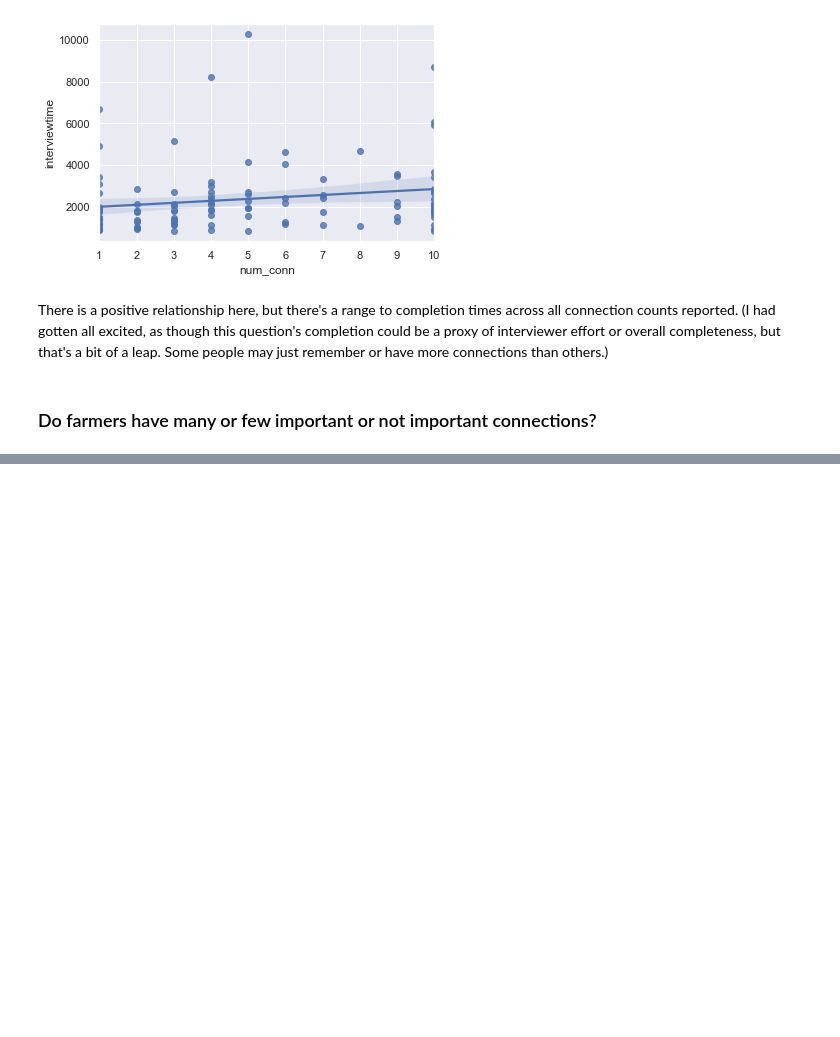
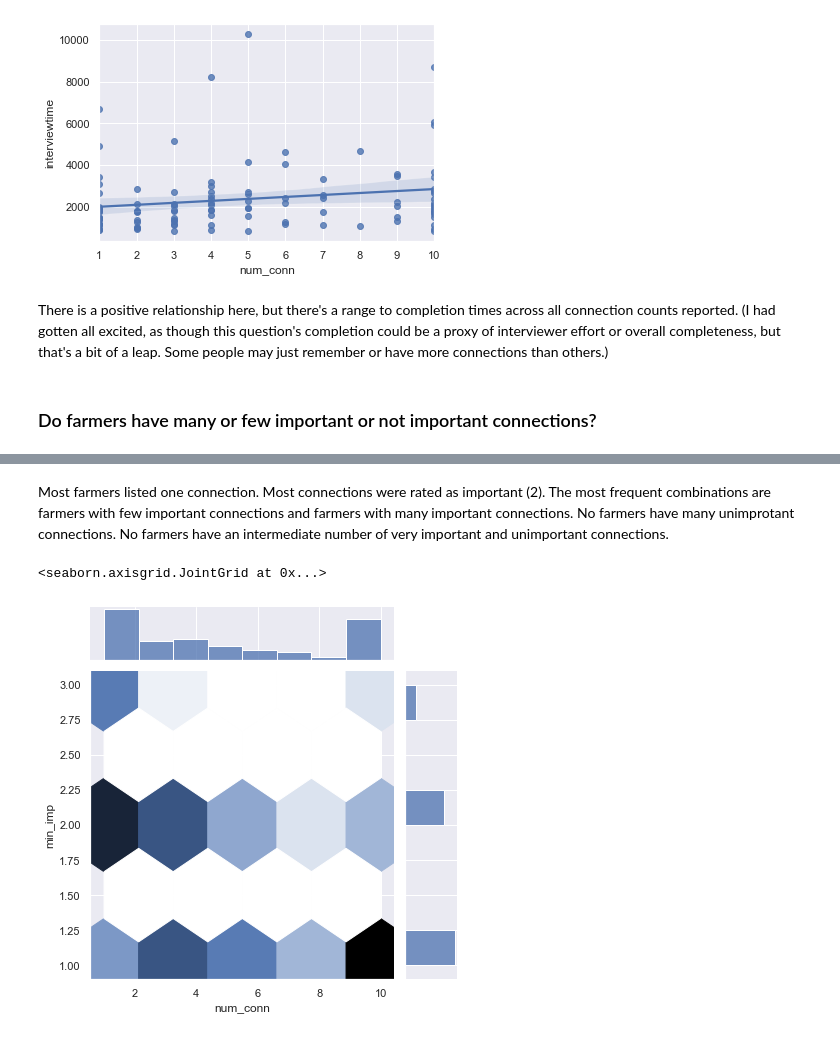
Before and after one commit to brooke-l-hawkins/Capstone-Climate-Mitigation, a Jupyter notebook: code/notebooks/05-blh-connection-visualizations.ipynb, the cells around one changed output, grey strips where cells are left out. Saved outputs shown, nothing was run; the diff lists cells and outputs as text; code cells hidden in the pictures; blank space fills up the shorter version.

```diff
--- a/code/notebooks/05-blh-connection-visualizations.ipynb
+++ b/code/notebooks/05-blh-connection-visualizations.ipynb
@@ -96,0 +94,8 @@ sns.histplot(data=df, x='num_conn_not_imp', ax=ax[2])
+# %% [markdown]
+Most farmers listed one connection. Most connections were rated as important (2). The most frequent combinations are farmers with few important connections and farmers with many important connections. No farmers have many unimprotant connections. No farmers have an intermediate number of very important and unimportant connections.
+# %%
+# visualize number of connections versus minimum of connection importance
+sns.jointplot(data=df, x='num_conn', y='min_imp', kind='hex')
+# %% [output]
+<seaborn.axisgrid.JointGrid at 0x...>
+[figure, added]
```
Also changed, not shown: parts of 8 cells of this notebook.
